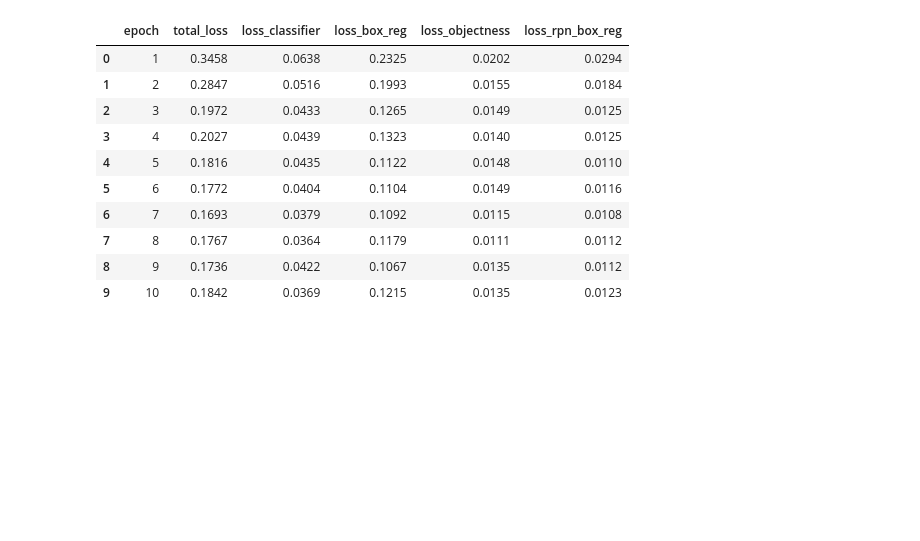
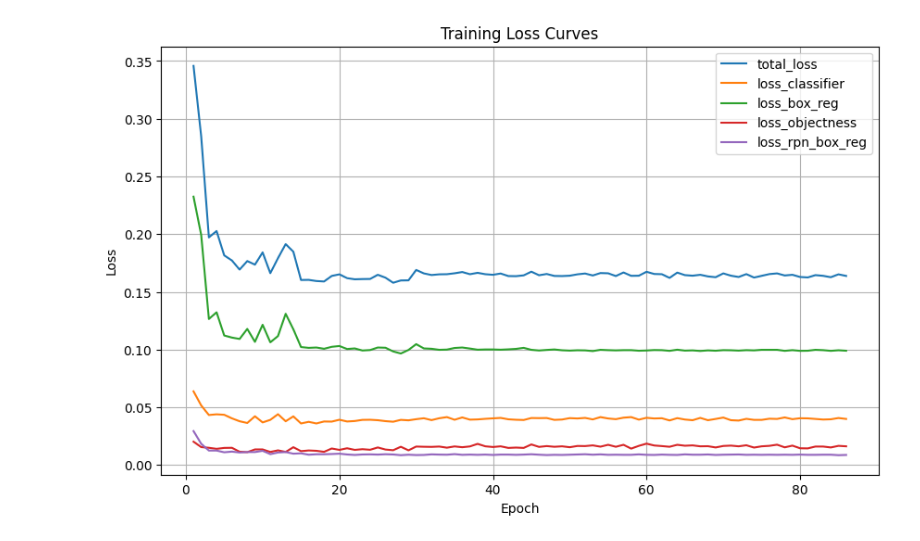
Before and after one commit to Horizon-42/waterfowl_detect, a Jupyter notebook: digging.ipynb, the cells around one changed output. Cells and saved outputs as stored; diff of their text form; code cells hidden in the pictures; blank space fills up the shorter version.

```diff
--- a/digging.ipynb
+++ b/digging.ipynb
@@ -23,16 +23,28 @@ with open("runs/fasterrcnn/loss.txt", 'r') as f:
 
 loss = pd.DataFrame(loss_rows, columns=loss_columns)
 
-loss.head(10)
+# write to csv
+loss.to_csv("runs/fasterrcnn/training_log.csv", index=False)
-# %% [output]
-|  | epoch | total_loss | loss_classifier | loss_box_reg | loss_objectness | loss_rpn_box_reg |
-| 0 | 1 | 0.3458 | 0.0638 | 0.2325 | 0.0202 | 0.0294 |
-| 1 | 2 | 0.2847 | 0.0516 | 0.1993 | 0.0155 | 0.0184 |
-| 2 | 3 | 0.1972 | 0.0433 | 0.1265 | 0.0149 | 0.0125 |
-| 3 | 4 | 0.2027 | 0.0439 | 0.1323 | 0.0140 | 0.0125 |
-| 4 | 5 | 0.1816 | 0.0435 | 0.1122 | 0.0148 | 0.0110 |
-| 5 | 6 | 0.1772 | 0.0404 | 0.1104 | 0.0149 | 0.0116 |
-| 6 | 7 | 0.1693 | 0.0379 | 0.1092 | 0.0115 | 0.0108 |
-| 7 | 8 | 0.1767 | 0.0364 | 0.1179 | 0.0111 | 0.0112 |
-| 8 | 9 | 0.1736 | 0.0422 | 0.1067 | 0.0135 | 0.0112 |
-| 9 | 10 | 0.1842 | 0.0369 | 0.1215 | 0.0135 | 0.0123 |
+# %%
+# draw loss curves
+import os
+import matplotlib.pyplot as plt
+
+loss_file = "runs/fasterrcnn/training_log.csv"
+save_dir = os.path.dirname(loss_file)
+# load loss data
+loss = pd.read_csv(loss_file)
+
+
+plt.figure(figsize=(10, 6))
+for col in loss_columns[1:]:
+    plt.plot(loss['epoch'], loss[col], label=col)
+plt.xlabel('Epoch')
+plt.ylabel('Loss')
+plt.title('Training Loss Curves')
+plt.legend()
+plt.grid()
+plt.savefig(f"{save_dir}/loss_curves.png")
+plt.show()
+# %% [output]
+[figure, added]
```
Also changed, not shown: parts of 1 cell of this notebook, 4 other files.
